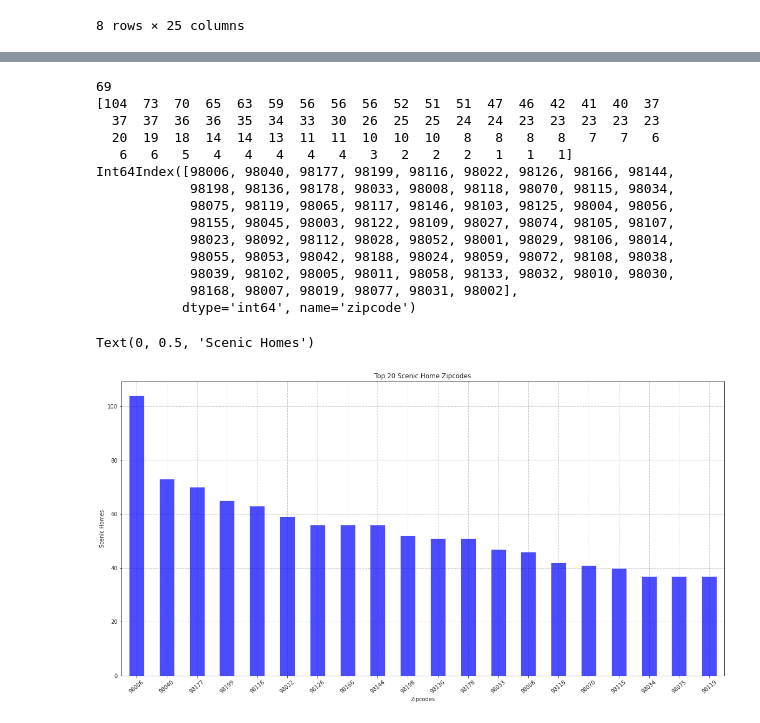
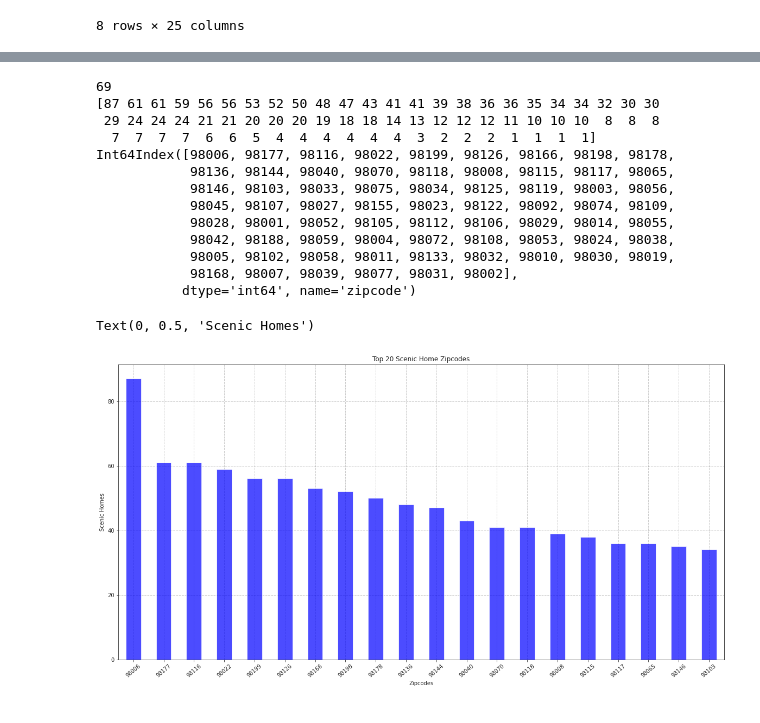
Before and after one commit to lspope/dsc-phase-2-project-online, a Jupyter notebook: notebooks/general_eda.ipynb, the cells around one changed output, grey strips where cells are left out. Drawn from its saved outputs; the diff is of its cells as text; code cells hidden in the pictures.

```diff
--- a/notebooks/general_eda.ipynb
+++ b/notebooks/general_eda.ipynb
@@ -296,0 +106,6 @@ Text(0.5, 1.0, 'Scenic Home (View status) by Lat/Long Coordinates')
+# %%
+# Get the records where price is an outlier.  Where price's Z score is > 3 (price is more than 3 STD away from mean).
+z_price = np.abs(scs.zscore(df['price']))
+price_outliers_df = df.iloc[np.where(z_price > 3)]
+print(price_outliers_df.shape)
+print(price_outliers_df.price.describe())  # all of the price outliers are to the left side of the distribution. Expensive homes.
@@ -296,0 +123,7 @@ Text(0.5, 1.0, 'Scenic Home (View status) by Lat/Long Coordinates')
+# %%
+# Drop the SUPER EXPENSIVE homes from the dataset.
+price_outliers_dropped_df = df.iloc[np.where(z_price < 3)]
+print(price_outliers_dropped_df.shape)
+print(price_outliers_dropped_df.price.describe())
+fig, ax = plt.subplots(figsize=(5,3))
+sns.boxplot(x=price_outliers_dropped_df['price'])
@@ -296,0 +171,7 @@ Text(0.5, 1.0, 'Scenic Home (View status) by Lat/Long Coordinates')
+# %%
+# Drop this record - looks like a data entry error. A home with 1 floor, 1620 sqft living area, and 1.75 bathrooms can't have 33 bedrooms.
+error_index = price_outliers_dropped_df[price_outliers_dropped_df['bedrooms']==33].index
+price_outliers_dropped_df.drop(error_index, inplace=True)
+price_outliers_dropped_df.bedrooms.describe()
+fig, ax = plt.subplots(figsize=(5,3))
+sns.boxplot(x=price_outliers_dropped_df['bedrooms'])
@@ -296,0 +347,5 @@ Text(0.5, 1.0, 'Scenic Home (View status) by Lat/Long Coordinates')
+# %%
+# get ONLY the scenic homes
+scenic_df = price_outliers_dropped_df.loc[price_outliers_dropped_df['scenic_status'] == 'Y']
+print(scenic_df.shape)
+scenic_df.head(10)
@@ -304,28 +406,28 @@ print(scenic_by_zip.index)
 # there are 69 out of 70 zip codes and some have very few scenic homes.
 # %% [output]
 69
-[104  73  70  65  63  59  56  56  56  52  51  51  47  46  42  41  40  37
-  37  37  36  36  35  34  33  30  26  25  25  24  24  23  23  23  23  23
-  20  19  18  14  14  13  11  11  10  10  10   8   8   8   8   7   7   6
-   6   6   5   4   4   4   4   4   3   2   2   2   1   1   1]
-Int64Index([98006, 98040, 98177, 98199, 98116, 98022, 98126, 98166, 98144,
-            98198, 98136, 98178, 98033, 98008, 98118, 98070, 98115, 98034,
-            98075, 98119, 98065, 98117, 98146, 98103, 98125, 98004, 98056,
-            98155, 98045, 98003, 98122, 98109, 98027, 98074, 98105, 98107,
-            98023, 98092, 98112, 98028, 98052, 98001, 98029, 98106, 98014,
-            98055, 98053, 98042, 98188, 98024, 98059, 98072, 98108, 98038,
-            98039, 98102, 98005, 98011, 98058, 98133, 98032, 98010, 98030,
-            98168, 98007, 98019, 98077, 98031, 98002],
+[87 61 61 59 56 56 53 52 50 48 47 43 41 41 39 38 36 36 35 34 34 32 30 30
+ 29 24 24 24 21 21 20 20 20 19 18 18 14 13 12 12 12 11 10 10 10  8  8  8
+  7  7  7  7  6  6  5  4  4  4  4  4  4  3  2  2  2  1  1  1  1]
+Int64Index([98006, 98177, 98116, 98022, 98199, 98126, 98166, 98198, 98178,
+            98136, 98144, 98040, 98070, 98118, 98008, 98115, 98117, 98065,
+            98146, 98103, 98033, 98075, 98034, 98125, 98119, 98003, 98056,
+            98045, 98107, 98027, 98155, 98023, 98122, 98092, 98074, 98109,
+            98028, 98001, 98052, 98105, 98112, 98106, 98029, 98014, 98055,
+            98042, 98188, 98059, 98004, 98072, 98108, 98053, 98024, 98038,
+            98005, 98102, 98058, 98011, 98133, 98032, 98010, 98030, 98019,
+            98168, 98007, 98039, 98077, 98031, 98002],
            dtype='int64', name='zipcode')
 # %%
 # Let's just focus on the top 20 zip codes
 fig = plt.figure(figsize = (20, 10))
 #plt.bar(scenic_by_zip.index, scenic_by_zip, color = 'red', alpha = 0.60)
-scenic_by_zip.nlargest(20).plot.bar(rot=40, alpha = 0.70, color='blue', title='Top 20 Scenic Home Zipcodes')
+top_20 = scenic_by_zip.nlargest(20)
+top_20.plot.bar(rot=40, alpha = 0.70, color='blue', title='Top 20 Scenic Home Zipcodes')
 plt.grid(color = 'black', alpha = 0.2, linestyle = '--', linewidth = 1)
 #plt.title('Zipcodes with Scenic Homes)
 plt.xlabel('Zipcodes')
 plt.ylabel('Scenic Homes')
 # %% [output]
 Text(0, 0.5, 'Scenic Homes')
-[figure, old version]
+[figure, new version]
```
Also changed, not shown: parts of 73 cells of this notebook, 7 other files.
